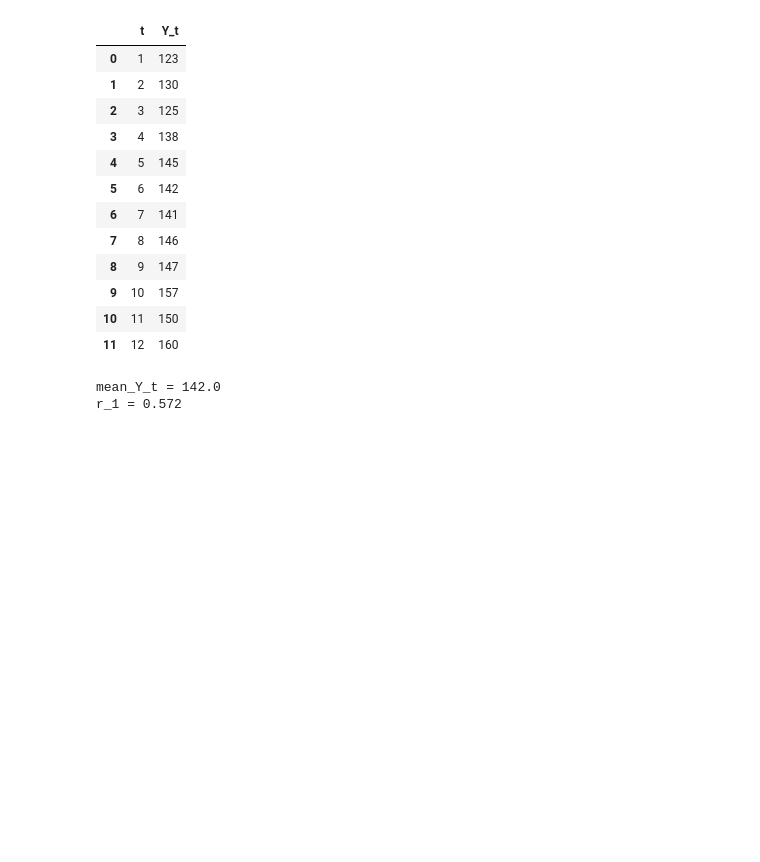
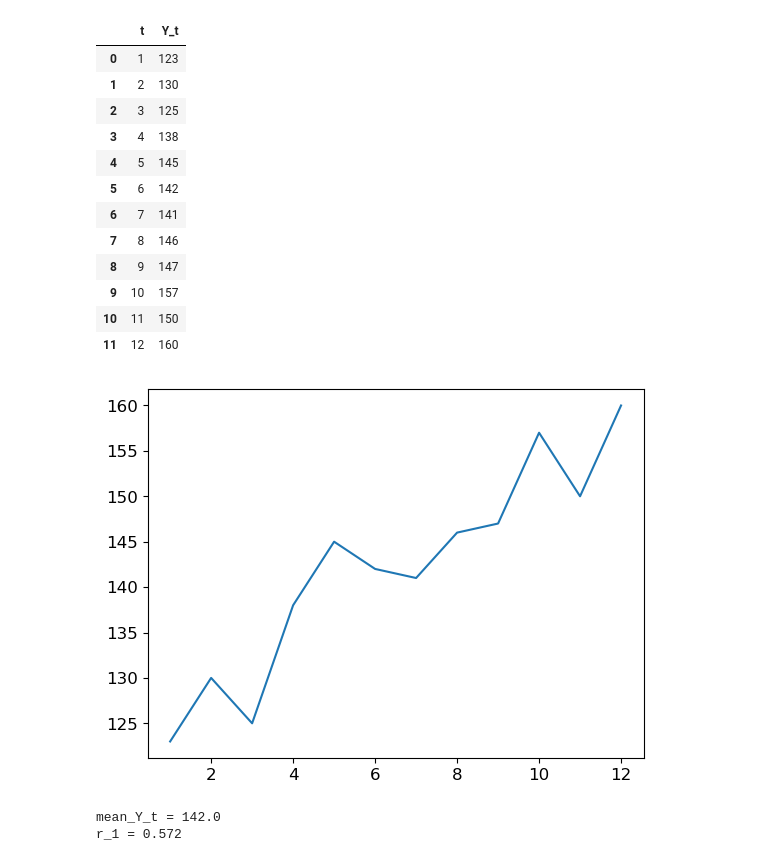
Before and after one commit to LugoBlogger/SI-201-542-forecasting-technique, a Jupyter notebook: autocorrelation.ipynb, the cells around one changed output. Drawn from its saved outputs; the diff is of its cells as text; code cells hidden in the pictures; blank space fills up the shorter version.

```diff
--- a/autocorrelation.ipynb
+++ b/autocorrelation.ipynb
@@ -32,6 +32,14 @@ df
 | 9 | 10 | 157 |
 | 10 | 11 | 150 |
 | 11 | 12 | 160 |
+# %%
+fig, ax = plt.subplots()
+
+ax.plot(df["t"], df["Y_t"])
+
+plt.show(fig)
+# %% [output]
+[figure, added]
 # %%
 # adding more columns
 df_full = df.copy()
```
Also changed, not shown: parts of 1 cell of this notebook, 10 other files.
